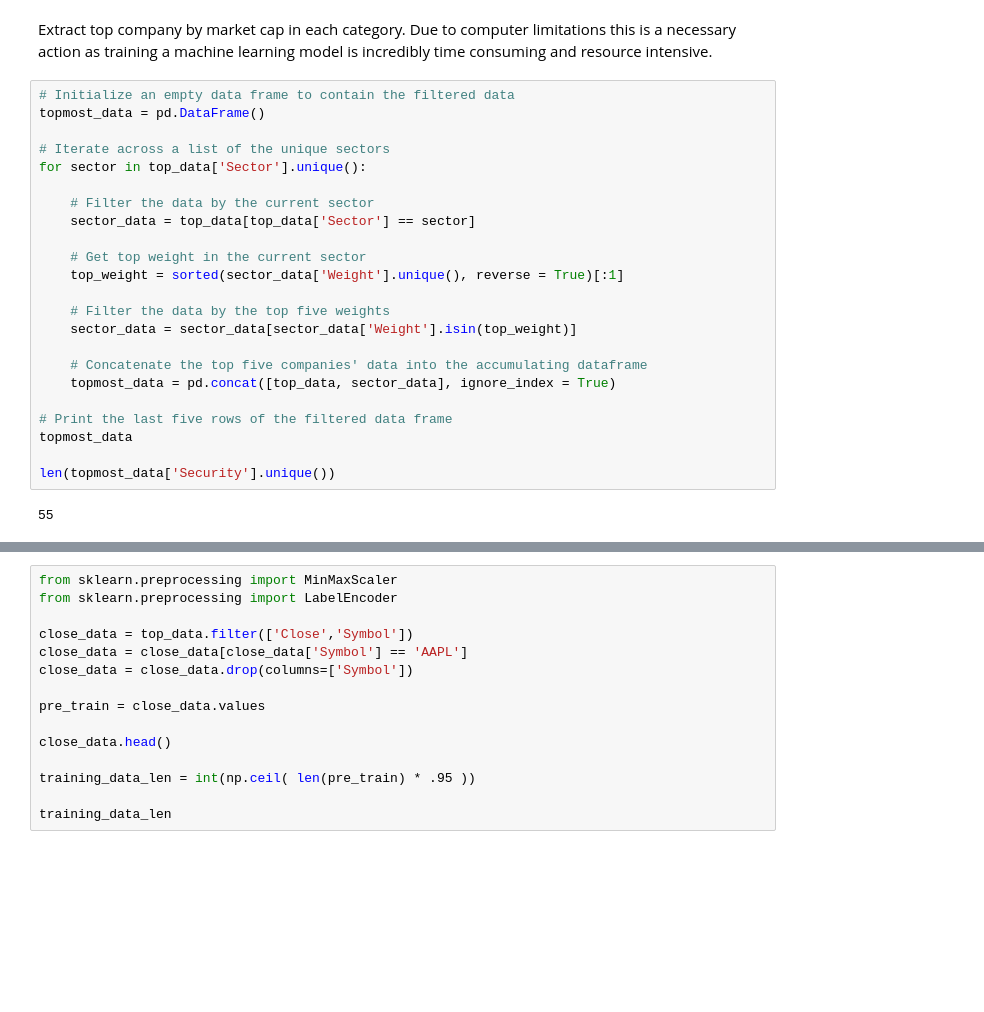
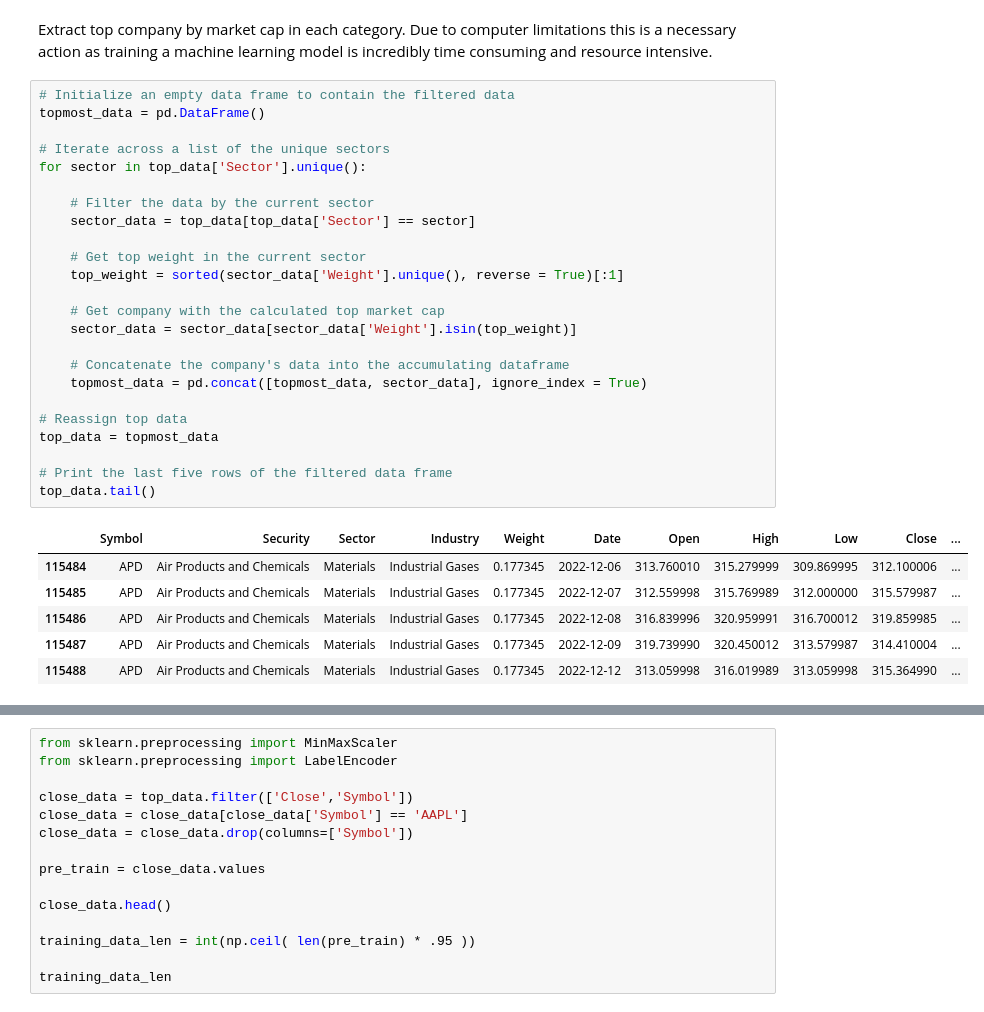
Before and after one commit to melvinrajendran/SP500-Stock-Price-Analysis, a Jupyter notebook: SP500StockPriceAnalysis.ipynb, the cells around one changed output, grey strips where cells are left out. Drawn from its saved outputs; the diff is of its cells as text; blank space fills up the shorter version.

```diff
--- a/SP500StockPriceAnalysis.ipynb
+++ b/SP500StockPriceAnalysis.ipynb
@@ -380,28 +380,34 @@ Extract top company by market cap in each category. Due to computer limitations
 # %%
 # Initialize an empty data frame to contain the filtered data
 topmost_data = pd.DataFrame()
 
 # Iterate across a list of the unique sectors
 for sector in top_data['Sector'].unique():
 
     # Filter the data by the current sector
     sector_data = top_data[top_data['Sector'] == sector]
 
     # Get top weight in the current sector
     top_weight = sorted(sector_data['Weight'].unique(), reverse = True)[:1]
 
-    # Filter the data by the top five weights
+    # Get company with the calculated top market cap
     sector_data = sector_data[sector_data['Weight'].isin(top_weight)]
 
-    # Concatenate the top five companies' data into the accumulating dataframe
-    topmost_data = pd.concat([top_data, sector_data], ignore_index = True)
+    # Concatenate the company's data into the accumulating dataframe
+    topmost_data = pd.concat([topmost_data, sector_data], ignore_index = True)
+
+# Reassign top data
+top_data = topmost_data
 
 # Print the last five rows of the filtered data frame
-topmost_data
-
-len(topmost_data['Security'].unique())
+top_data.tail()
 # %% [output]
-55
+|  | Symbol | Security | Sector | Industry | Weight | Date | Open | High | Low | Close | ... |
+| 115484 | APD | Air Products and Chemicals | Materials | Industrial Gases | 0.177345 | 2022-12-06 | 313.760010 | 315.279999 | 309.869995 | 312.100006 | ... |
+| 115485 | APD | Air Products and Chemicals | Materials | Industrial Gases | 0.177345 | 2022-12-07 | 312.559998 | 315.769989 | 312.000000 | 315.579987 | ... |
+| 115486 | APD | Air Products and Chemicals | Materials | Industrial Gases | 0.177345 | 2022-12-08 | 316.839996 | 320.959991 | 316.700012 | 319.859985 | ... |
+| 115487 | APD | Air Products and Chemicals | Materials | Industrial Gases | 0.177345 | 2022-12-09 | 319.739990 | 320.450012 | 313.579987 | 314.410004 | ... |
+| 115488 | APD | Air Products and Chemicals | Materials | Industrial Gases | 0.177345 | 2022-12-12 | 313.059998 | 316.019989 | 313.059998 | 315.364990 | ... |
 # %%
 # Get necessary columns
 formatted_data = top_data[['Symbol', 'Date', 'Daily Return']]
```
Also changed, not shown: parts of 1 cell of this notebook.
